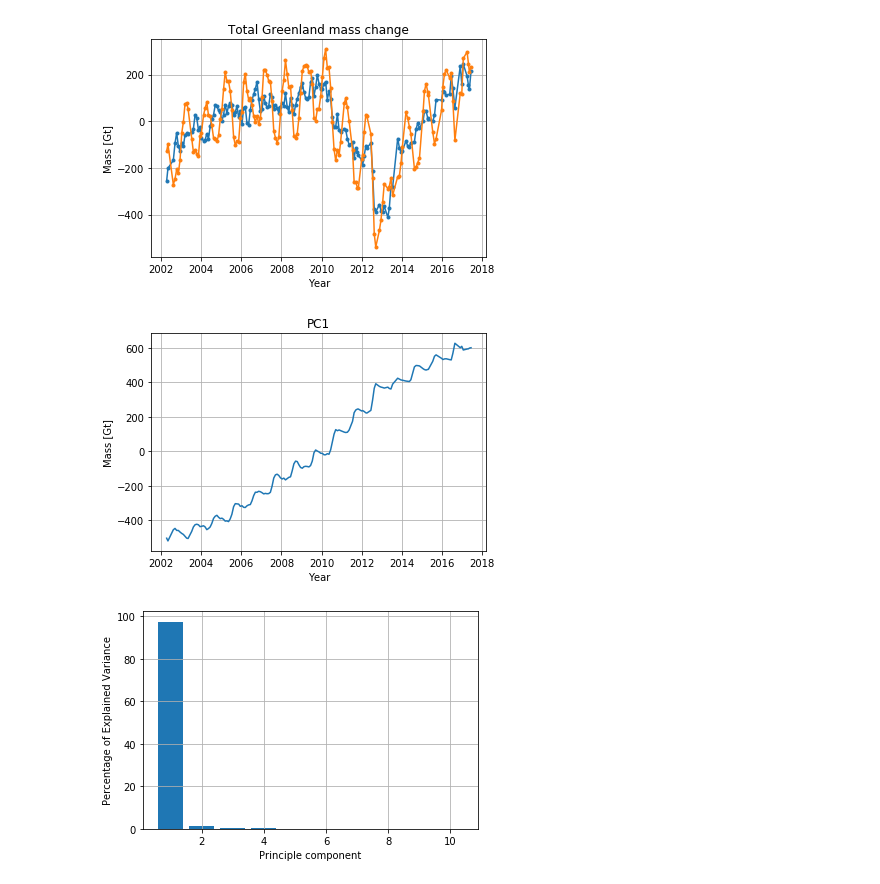
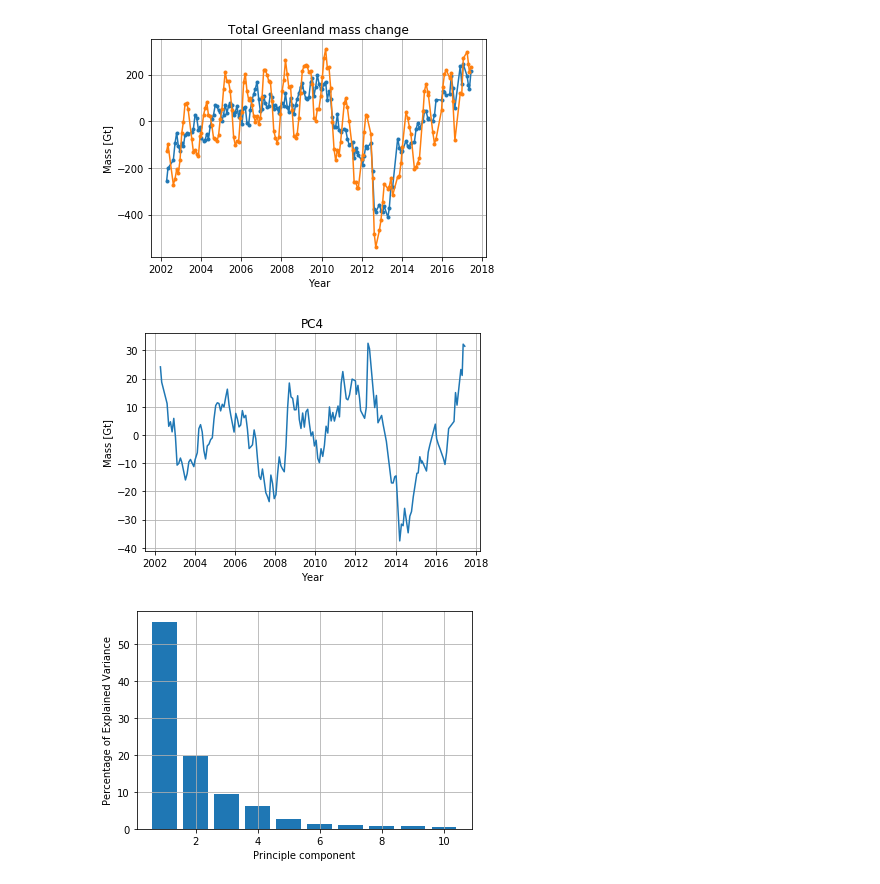
Before and after one commit to AdriaanGr/MAIO_project, a Jupyter notebook: MAIO_project.ipynb, the cells around one changed output. Drawn from its saved outputs; the diff is of its cells as text; code cells hidden in the pictures.

```diff
--- a/MAIO_project.ipynb
+++ b/MAIO_project.ipynb
@@ -115,7 +116,8 @@ plt.show()
 [figure]
 [figure]
 # %%
-F = data[:,:,1].T
+#F = data[:,:,1].T
+F = ddata.T
 FT = np.copy(F.T)
 for i in range(FT.shape[0]):
     FT[i] -= FT[i].mean()
@@ -124,17 +126,17 @@ C = np.dot(FT, F)
 evals, evecs = np.linalg.eig(C)
 PCA = np.dot(F, evecs[:])
 # %%
-PCA_num = 1
+PCA_num = 4
 
 plt.plot(xlist, PCA[:,PCA_num-1])
 plt.xlabel('Year')
 plt.ylabel('Mass [Gt]')
 plt.title('PC' + str(PCA_num))
 plt.grid()
 plt.savefig("./Pictures/PC%i" %PCA_num, dpi=300)
 plt.show()
 # %% [output]
-[figure, old version]
+[figure, new version]
 # %%
 pca_max = 10
 bars = evals / evals.sum()*100
@@ -145,7 +147,7 @@ plt.grid()
 plt.savefig("./Pictures/PC_explained", dpi=300)
 plt.show()
 # %% [output]
-[figure, old version]
+[figure, new version]
 # %%
 R_earth = 6371*10**3
 A_earth = 4*np.pi*R_earth**2
```
Also changed, not shown: parts of 6 cells of this notebook.
